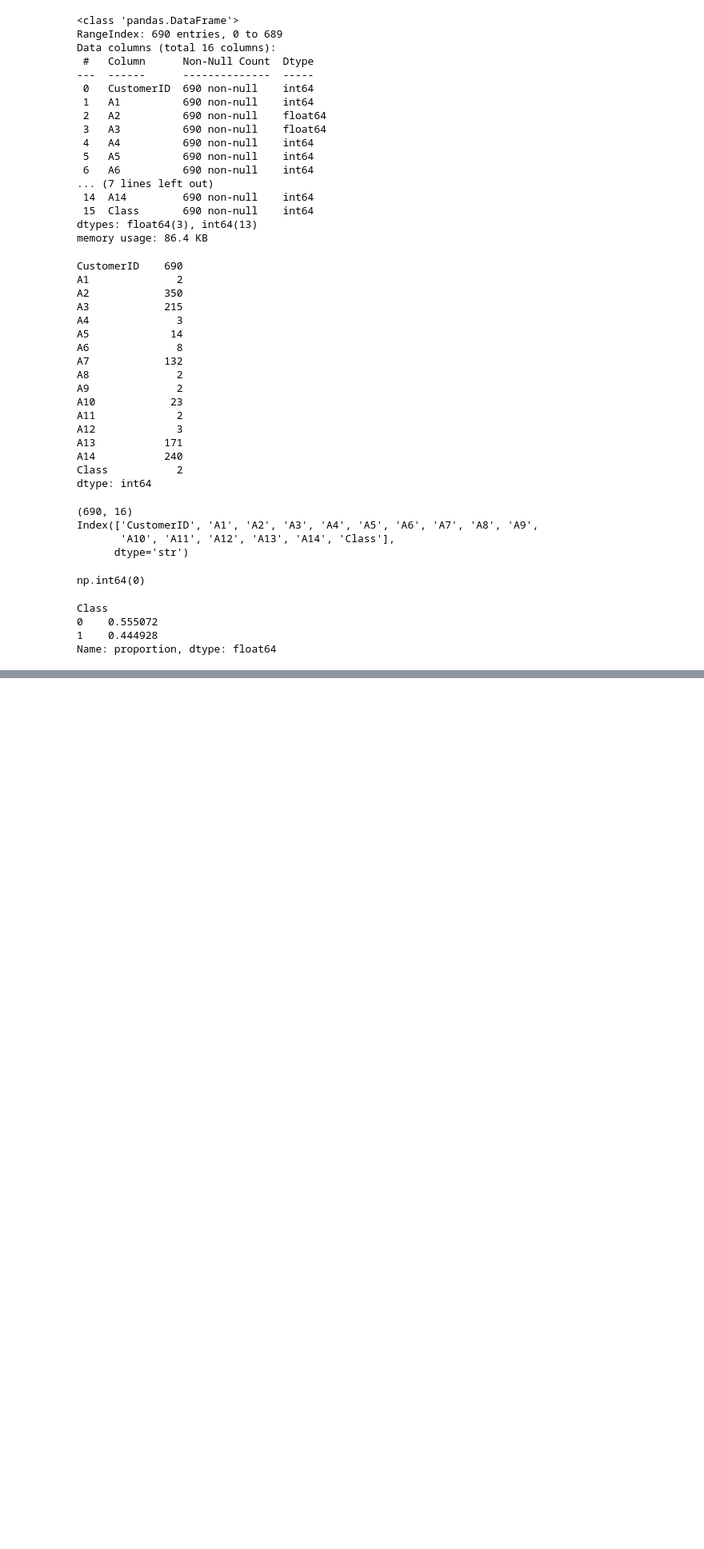
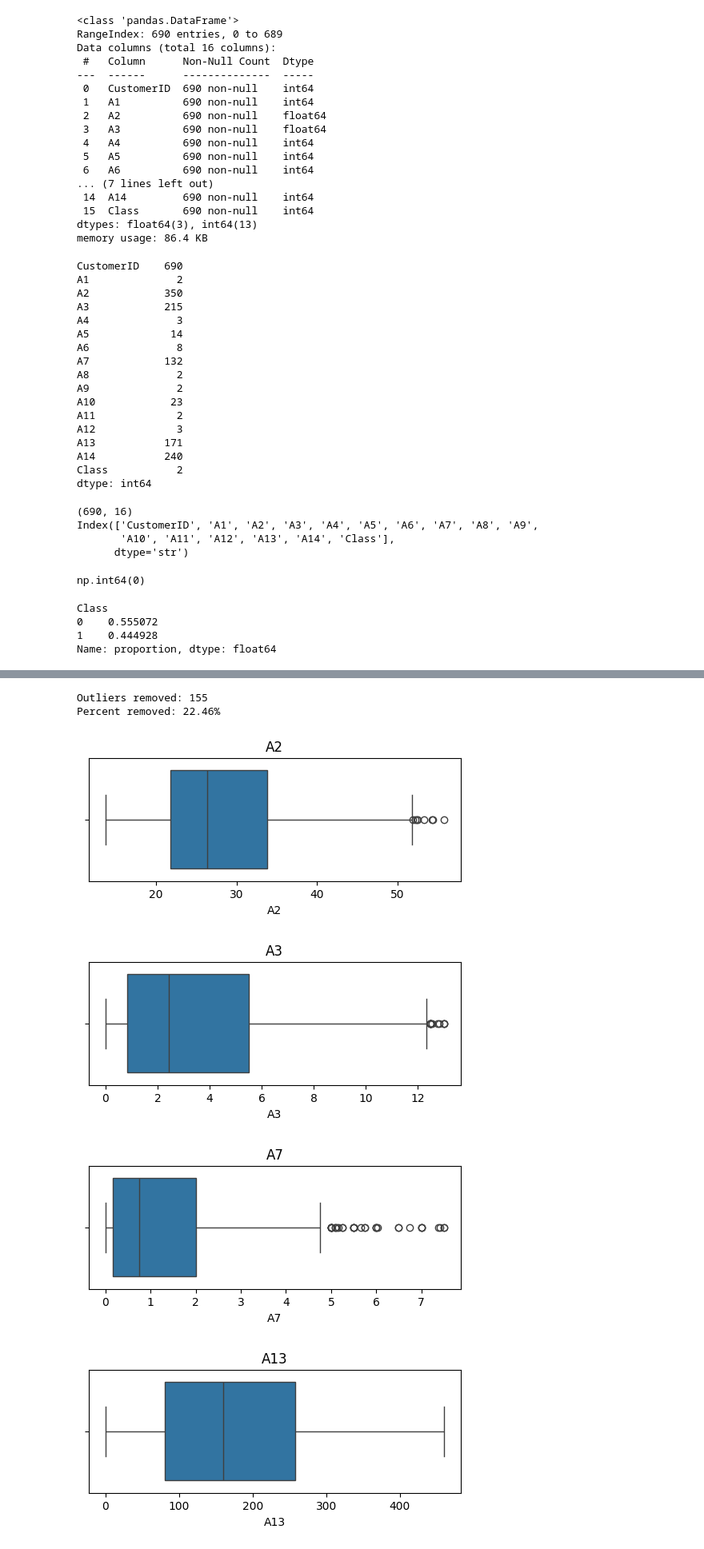
Before and after one commit to KikiHanAKKH/datathon2026, a Jupyter notebook: test.ipynb, the cells around one changed output, grey strips where cells are left out. Shown at 80% size. Cells and saved outputs as stored; diff of their text form; code cells hidden in the pictures; blank space fills up the shorter version.

```diff
--- a/test.ipynb
+++ b/test.ipynb
@@ -120,10 +162,9 @@ plt.show()
 # %%
-a = ['A1', 'A2', 'A3', 'A4', 'A5', 'A6', 'A7', 'A8', 'A9',
-       'A10', 'A11', 'A12', 'A13', 'A14']
+
 import seaborn as sns
 import matplotlib.pyplot as plt
 
-for col in a:
+for col in continuous_cols:
     plt.figure(figsize=(6, 2))
     sns.boxplot(x=df[col])
     plt.title(col)
@@ -145,0 +178,37 @@ for col in a:
+# %%
+df_no_outliers = df.copy()
+
+rows_before = df_no_outliers.shape[0]
+
+for col in continuous_cols:
+
+    upper_bound = df_no_outliers[col].quantile(0.95)
+
+    df_no_outliers = df_no_outliers[
+        df_no_outliers[col] <= upper_bound
+    ]
+
+rows_after = df_no_outliers.shape[0]
+
+rows_removed = rows_before - rows_after
+
+print(f"Outliers removed: {rows_removed}")
+print(f"Percent removed: {(rows_removed / rows_before) * 100:.2f}%")
+# %% [output]
+Outliers removed: 155
+Percent removed: 22.46%
+# %%
+
+import seaborn as sns
+import matplotlib.pyplot as plt
+
+for col in continuous_cols:
+    plt.figure(figsize=(6, 2))
+    sns.boxplot(x=df_no_outliers[col])
+    plt.title(col)
+    plt.show()
+# %% [output]
+[figure, added]
+[figure, added]
+[figure, added]
+[figure, added]
```
Also changed, not shown: parts of 9 cells of this notebook.
